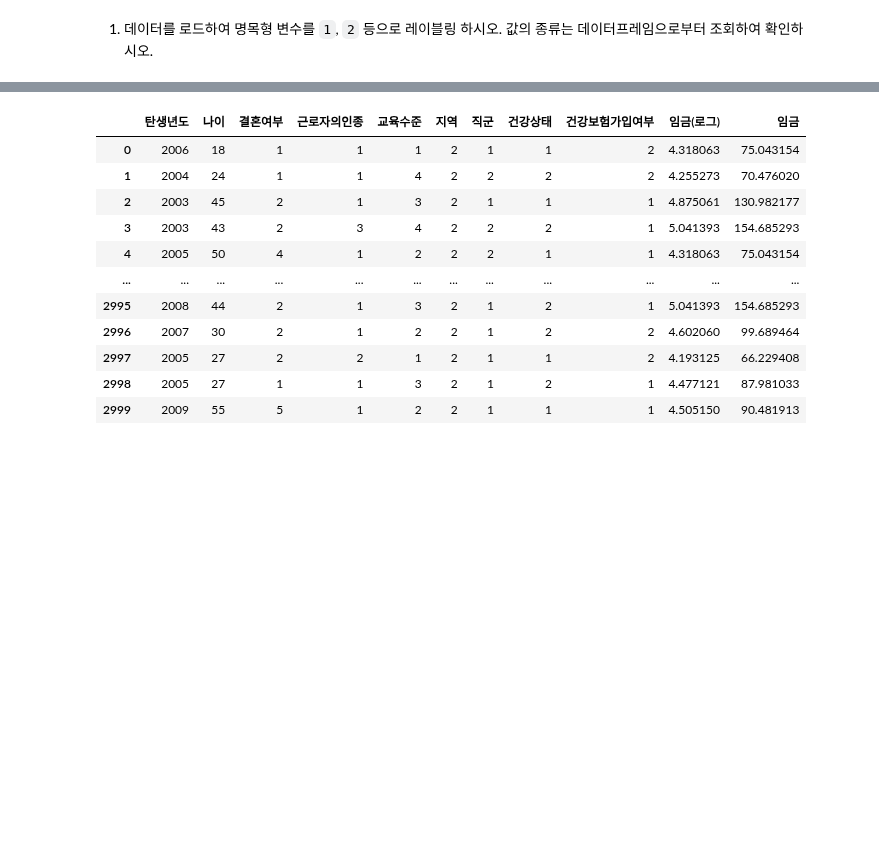
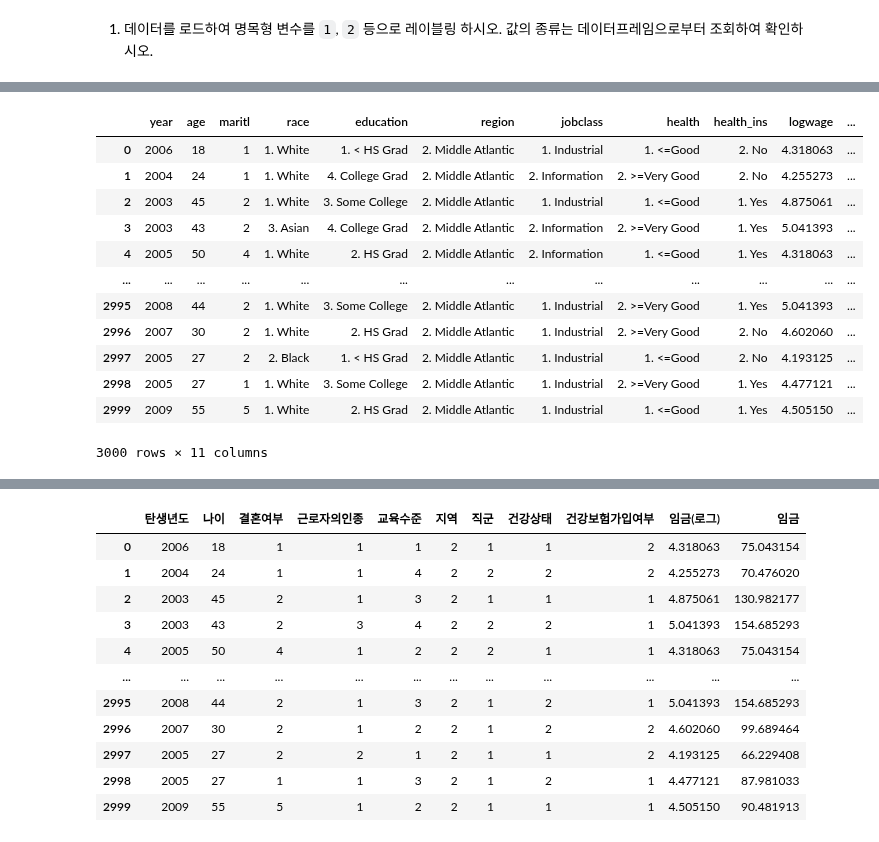
Before and after one commit to maker-lee/megait-data, a Jupyter notebook: D.탐색적_데이터_분석/02. 기술 통계/연습문제(2).ipynb, the cells around one changed output, grey strips where cells are left out. Saved outputs shown, nothing was run; the diff lists cells and outputs as text; code cells hidden in the pictures; blank space fills up the shorter version.

```diff
--- a/D.탐색적_데이터_분석/02. 기술 통계/연습문제(2).ipynb
+++ b/D.탐색적_데이터_분석/02. 기술 통계/연습문제(2).ipynb
@@ -99,0 +121,11 @@ dtype: object
+# %%
+condition = [
+    (df['maritl']== vclist[0]),
+    (df['maritl']== vclist[1]),
+    (df['maritl']== vclist[2]),
+    (df['maritl']== vclist[3]),
+    (df['maritl']== vclist[4]),
+]
+value = [2,1,4,5,3] # ['2. Married', '1. Never Married', '4. Divorced', '5. Separated', '3. Widowed'] 앞 숫자대로
+df['maritl'] = np.select
+df
@@ -99,0 +146,22 @@ dtype: object
+# %%
+# 두번째 방법
+df.loc[df['maritl'] == '1. Never Married','maritl'] = 1
+df.loc[df['maritl'] == '2. Married','maritl'] = 2
+df.loc[df['maritl'] == '3. Widowed','maritl'] = 3
+df.loc[df['maritl'] == '4. Divorced','maritl'] = 4
+df.loc[df['maritl'] == '5. Separated','maritl'] = 5
+df
+# %% [output]
+|  | year | age | maritl | race | education | region | jobclass | health | health_ins | logwage | ... |
+| 0 | 2006 | 18 | 1 | 1. White | 1. < HS Grad | 2. Middle Atlantic | 1. Industrial | 1. <=Good | 2. No | 4.318063 | ... |
+| 1 | 2004 | 24 | 1 | 1. White | 4. College Grad | 2. Middle Atlantic | 2. Information | 2. >=Very Good | 2. No | 4.255273 | ... |
+| 2 | 2003 | 45 | 2 | 1. White | 3. Some College | 2. Middle Atlantic | 1. Industrial | 1. <=Good | 1. Yes | 4.875061 | ... |
+| 3 | 2003 | 43 | 2 | 3. Asian | 4. College Grad | 2. Middle Atlantic | 2. Information | 2. >=Very Good | 1. Yes | 5.041393 | ... |
+| 4 | 2005 | 50 | 4 | 1. White | 2. HS Grad | 2. Middle Atlantic | 2. Information | 1. <=Good | 1. Yes | 4.318063 | ... |
+| ... | ... | ... | ... | ... | ... | ... | ... | ... | ... | ... | ... |
+| 2995 | 2008 | 44 | 2 | 1. White | 3. Some College | 2. Middle Atlantic | 1. Industrial | 2. >=Very Good | 1. Yes | 5.041393 | ... |
+| 2996 | 2007 | 30 | 2 | 1. White | 2. HS Grad | 2. Middle Atlantic | 1. Industrial | 2. >=Very Good | 2. No | 4.602060 | ... |
+| 2997 | 2005 | 27 | 2 | 2. Black | 1. < HS Grad | 2. Middle Atlantic | 1. Industrial | 1. <=Good | 2. No | 4.193125 | ... |
+| 2998 | 2005 | 27 | 1 | 1. White | 3. Some College | 2. Middle Atlantic | 1. Industrial | 2. >=Very Good | 1. Yes | 4.477121 | ... |
+| 2999 | 2009 | 55 | 5 | 1. White | 2. HS Grad | 2. Middle Atlantic | 1. Industrial | 1. <=Good | 1. Yes | 4.505150 | ... |
+3000 rows × 11 columns
```
Also changed, not shown: parts of 29 cells of this notebook, 1 other file.
